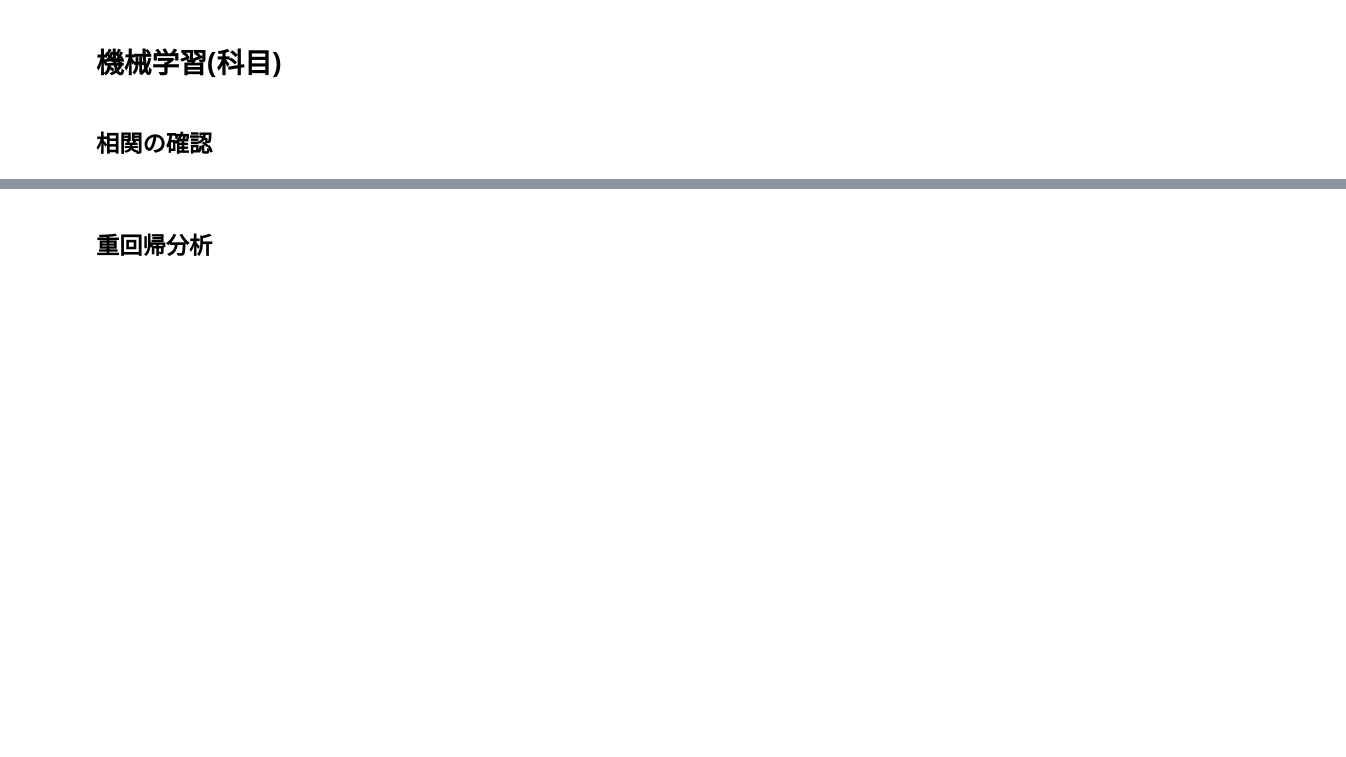
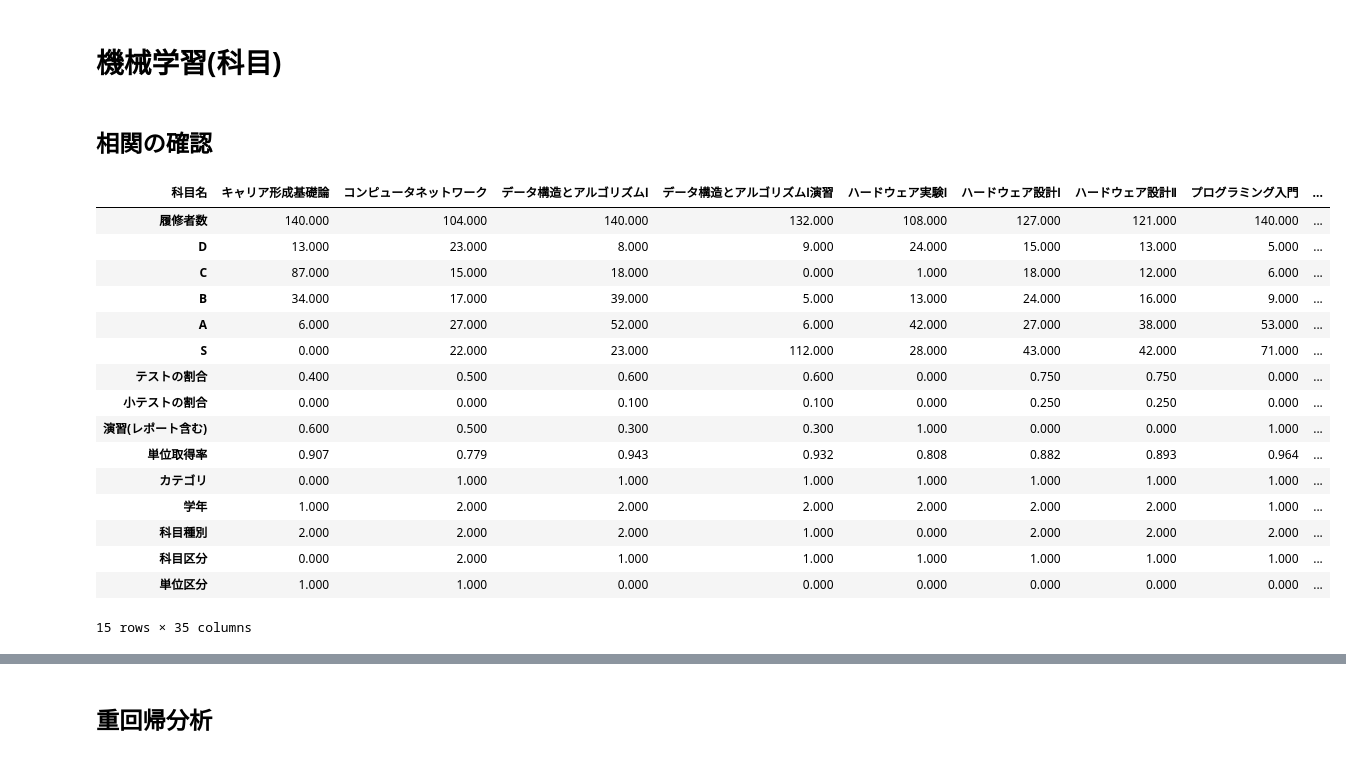
Before and after one commit to ltpdo/GradeData-MachineLearing, a Jupyter notebook: 科目ごとの仕分け.ipynb, the cells around one changed output, grey strips where cells are left out. Saved outputs shown, nothing was run; the diff lists cells and outputs as text; code cells hidden in the pictures; blank space fills up the shorter version.

```diff
--- a/科目ごとの仕分け.ipynb
+++ b/科目ごとの仕分け.ipynb
@@ -300,4 +390,22 @@ print("決定係数(test):{:.3f}".format(model.score(X_test, y_test)))
 ## 相関の確認
 # %%
 data_21 = data_21.T
-data_21.corr()
+data_21
+# %% [output]
+| 科目名 | キャリア形成基礎論 | コンピュータネットワーク | データ構造とアルゴリズムⅠ | データ構造とアルゴリズムⅠ演習 | ハードウェア実験Ⅰ | ハードウェア設計Ⅰ | ハードウェア設計Ⅱ | プログラミング入門 | ... |
+| 履修者数 | 140.000 | 104.000 | 140.000 | 132.000 | 108.000 | 127.000 | 121.000 | 140.000 | ... |
+| D | 13.000 | 23.000 | 8.000 | 9.000 | 24.000 | 15.000 | 13.000 | 5.000 | ... |
+| C | 87.000 | 15.000 | 18.000 | 0.000 | 1.000 | 18.000 | 12.000 | 6.000 | ... |
+| B | 34.000 | 17.000 | 39.000 | 5.000 | 13.000 | 24.000 | 16.000 | 9.000 | ... |
+| A | 6.000 | 27.000 | 52.000 | 6.000 | 42.000 | 27.000 | 38.000 | 53.000 | ... |
+| S | 0.000 | 22.000 | 23.000 | 112.000 | 28.000 | 43.000 | 42.000 | 71.000 | ... |
+| テストの割合 | 0.400 | 0.500 | 0.600 | 0.600 | 0.000 | 0.750 | 0.750 | 0.000 | ... |
+| 小テストの割合 | 0.000 | 0.000 | 0.100 | 0.100 | 0.000 | 0.250 | 0.250 | 0.000 | ... |
+| 演習(レポート含む) | 0.600 | 0.500 | 0.300 | 0.300 | 1.000 | 0.000 | 0.000 | 1.000 | ... |
+| 単位取得率 | 0.907 | 0.779 | 0.943 | 0.932 | 0.808 | 0.882 | 0.893 | 0.964 | ... |
+| カテゴリ | 0.000 | 1.000 | 1.000 | 1.000 | 1.000 | 1.000 | 1.000 | 1.000 | ... |
+| 学年 | 1.000 | 2.000 | 2.000 | 2.000 | 2.000 | 2.000 | 2.000 | 1.000 | ... |
+| 科目種別 | 2.000 | 2.000 | 2.000 | 1.000 | 0.000 | 2.000 | 2.000 | 2.000 | ... |
+| 科目区分 | 0.000 | 2.000 | 1.000 | 1.000 | 1.000 | 1.000 | 1.000 | 1.000 | ... |
+| 単位区分 | 1.000 | 1.000 | 0.000 | 0.000 | 0.000 | 0.000 | 0.000 | 0.000 | ... |
+15 rows × 35 columns
```
Also changed, not shown: parts of 20 cells of this notebook.
